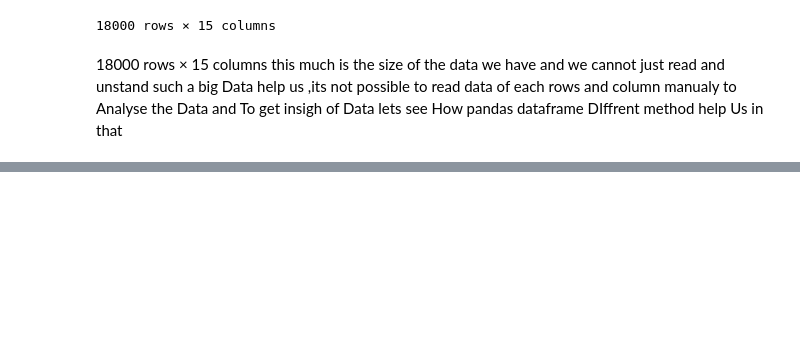
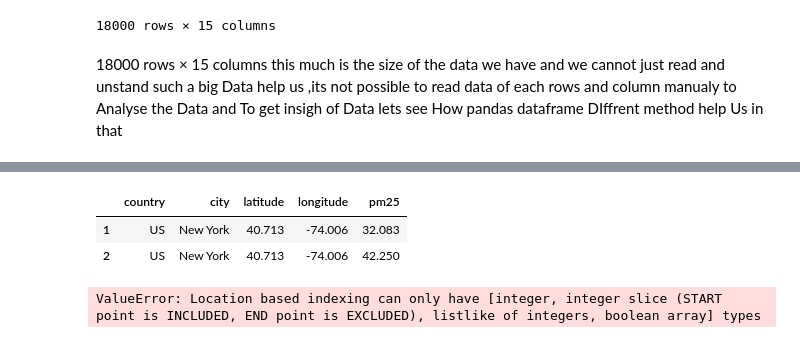
Before and after one commit to Ankitgujare/Ai-Ml-Payground, a Jupyter notebook: 02_Numpy_Pandas/StartingWithPandas/UseCSV&JSON/WorkingwithDataframe____03.ipynb, the cells around one changed output, grey strips where cells are left out. Saved outputs shown, nothing was run; the diff lists cells and outputs as text; code cells hidden in the pictures; blank space fills up the shorter version.

```diff
--- a/02_Numpy_Pandas/StartingWithPandas/UseCSV&JSON/WorkingwithDataframe____03.ipynb
+++ b/02_Numpy_Pandas/StartingWithPandas/UseCSV&JSON/WorkingwithDataframe____03.ipynb
@@ -30,0 +91,16 @@ df.head()
+# %%
+df.iloc[1:3,1:6]
+
+
+#df.ilc[nrow,ncols]
+#iloc ia used for the Indexes Value-->row
+# %% [output]
+|  | country | city | latitude | longitude | pm25 |
+| 1 | US | New York | 40.713 | -74.006 | 32.083 |
+| 2 | US | New York | 40.713 | -74.006 | 42.250 |
+# %%
+#We cannot pass labels in the iloc
+df.iloc[1:3,"city"]
+#For such imp we can use loc
+# %% [output]
+ValueError: Location based indexing can only have [integer, integer slice (START point is INCLUDED, END point is EXCLUDED), listlike of integers, boolean array] types
```
Also changed, not shown: parts of 19 cells of this notebook.
